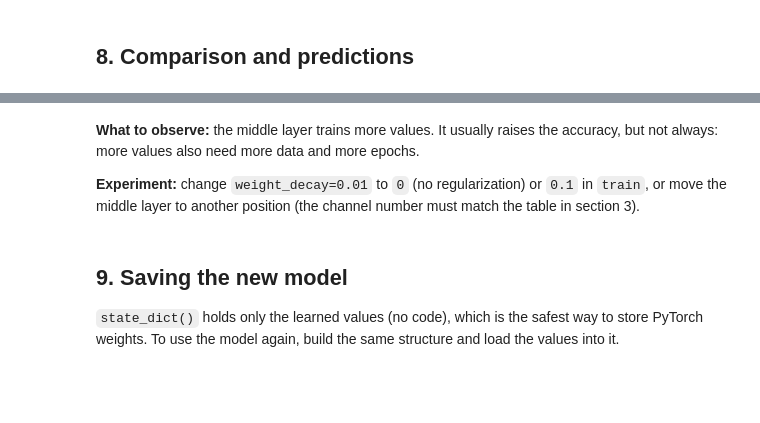
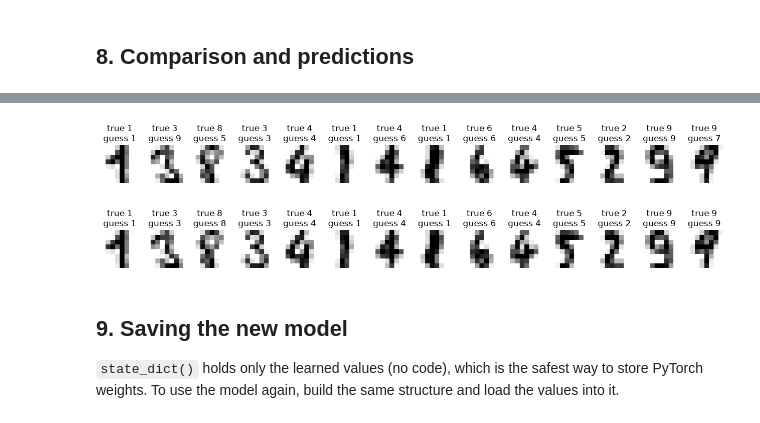
Before and after one commit to Mishagk/Case-YOLO, a Jupyter notebook: 04_yolo_custom_layers.ipynb, the cells around one changed output, grey strips where cells are left out. Saved outputs shown, nothing was run; the diff lists cells and outputs as text; code cells hidden in the pictures; blank space fills up the shorter version.

```diff
--- a/04_yolo_custom_layers.ipynb
+++ b/04_yolo_custom_layers.ipynb
@@ -315,19 +390,37 @@ pd.DataFrame({"new last layer only": scores(model_a), "+ new middle layer": scor
+# %%
+n = 14
+figx = 16
+figy = 2.5
+model_use = copy.deepcopy(model_a)
+
+with torch.no_grad():
+    predicted = model_use(x_test[:n]).argmax(1)
+
+fig, axes = plt.subplots(1, n, figsize=(figx, figy))
+for ax, image, true, guess in zip(axes, x_test[:n], y_test[:n], predicted):
+    ax.imshow(image[0], cmap="gray_r")
+    ax.set_title(f"true {true}\nguess {guess}")
+    ax.axis("off")
+plt.show()
+# %% [output]
+[figure, added]
 # %%
+n = 14
+figx = 16
+figy = 2.5
+model_use = copy.deepcopy(model_b)
+
 with torch.no_grad():
-    predicted = model_b(x_test[:8]).argmax(1)
+    predicted = model_use(x_test[:n]).argmax(1)
 
-fig, axes = plt.subplots(1, 8, figsize=(12, 2))
-for ax, image, true, guess in zip(axes, x_test[:8], y_test[:8], predicted):
+fig, axes = plt.subplots(1, n, figsize=(figx, figy))
+for ax, image, true, guess in zip(axes, x_test[:n], y_test[:n], predicted):
     ax.imshow(image[0], cmap="gray_r")
     ax.set_title(f"true {true}\nguess {guess}")
     ax.axis("off")
 plt.show()
+# %% [output]
+[figure, added]
-# %% [markdown]
-**What to observe:** the middle layer trains more values. It usually raises the accuracy, but not always:
-more values also need more data and more epochs.
-
-**Experiment:** change `weight_decay=0.01` to `0` (no regularization) or `0.1` in `train`, or move the middle layer to another position
-(the channel number must match the table in section 3).
 # %% [markdown]
 ## 9. Saving the new model
 
```
Also changed, not shown: parts of 20 cells of this notebook, 7 other files.
